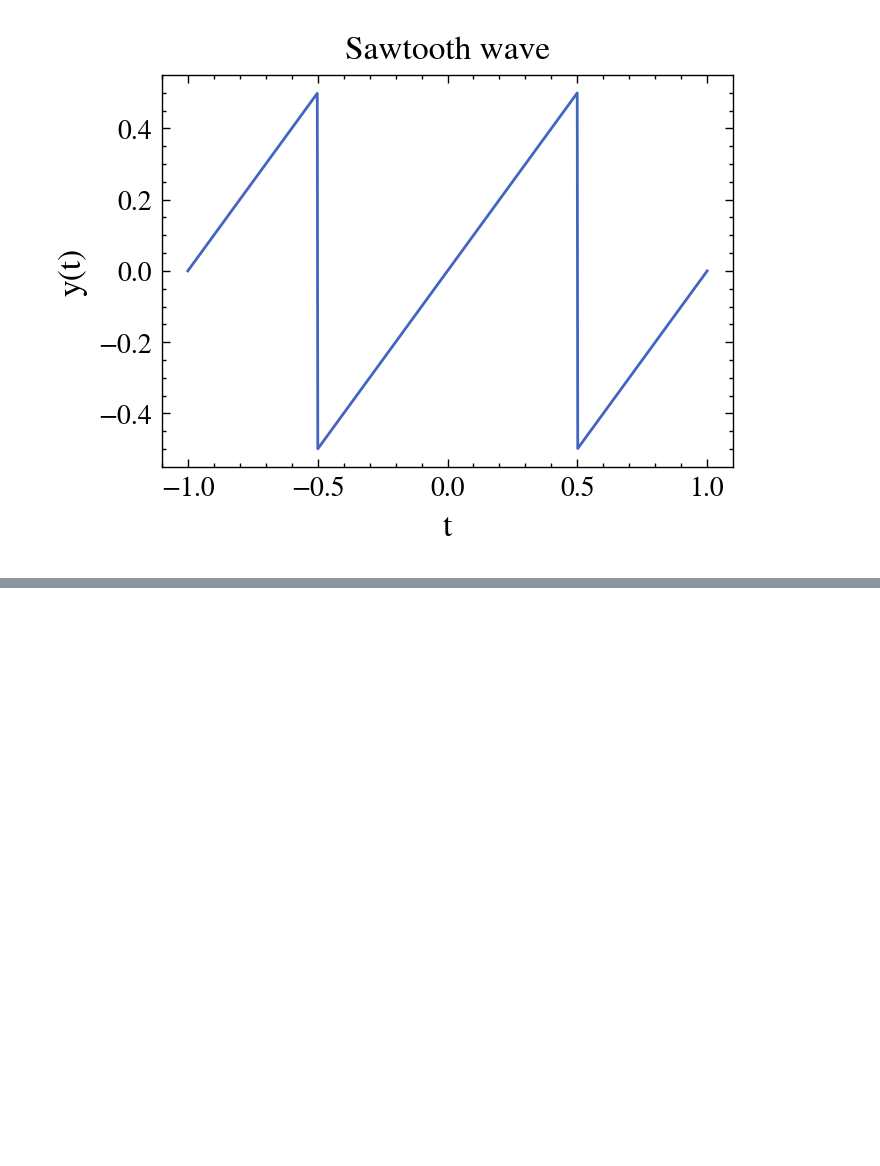
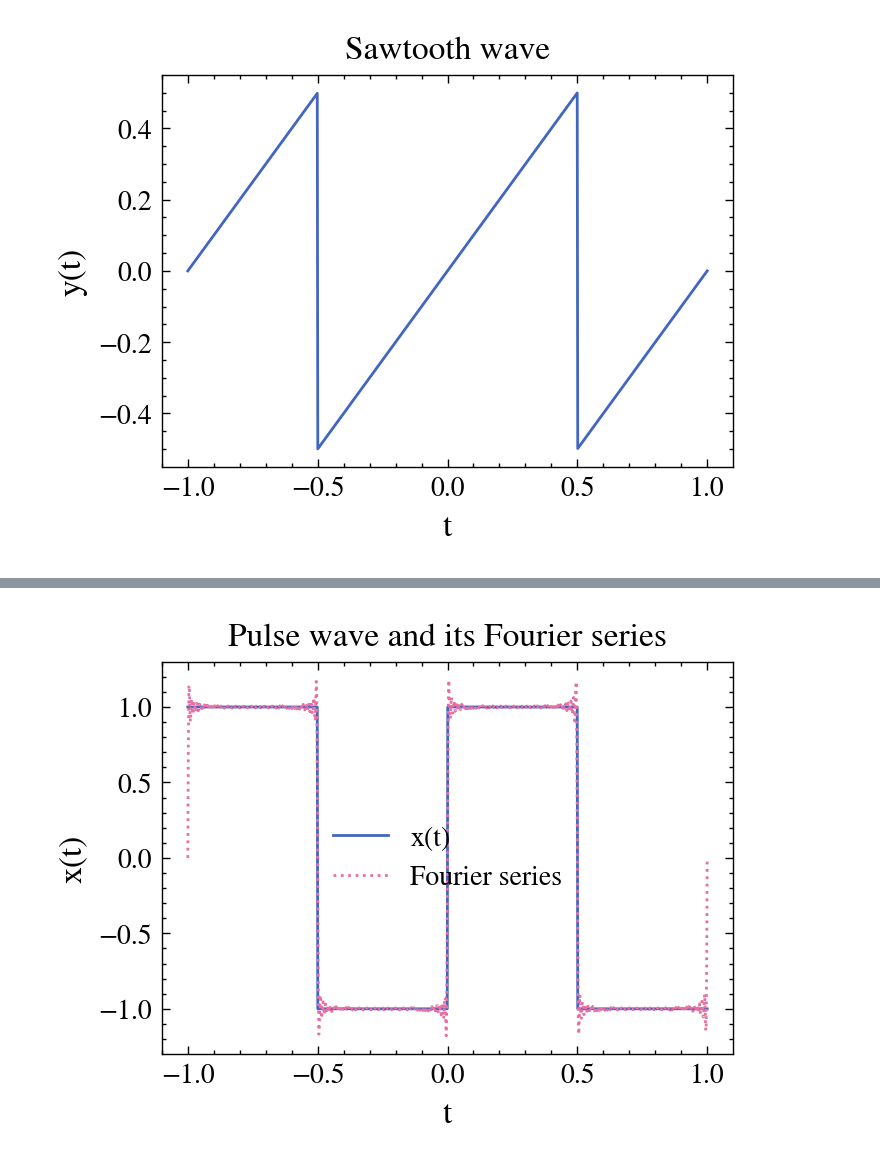
Before and after one commit to ignaschuemer7/TP1-AM3, a Jupyter notebook: better_caul_saul.ipynb, the cells around one changed output, grey strips where cells are left out. Cells and saved outputs as stored; diff of their text form; code cells hidden in the pictures; blank space fills up the shorter version.

```diff
--- a/better_caul_saul.ipynb
+++ b/better_caul_saul.ipynb
@@ -36,0 +72,33 @@ plt.show()
+# %%
+def expFourierSeries(cn: callable, c0: float, T: float, N: int) -> callable:
+    """
+    Returns the exponential Fourier series of the function given
+    the coefficient cn and the number of terms N.
+    :param cn: function that returns the coefficient cn
+    :param c0: constant term
+    :param T: period of the function
+    :param N: number of terms
+    """
+    def f(t: np.ndarray) -> np.ndarray:
+        return c0 + sum(cn(n) * np.exp(2 * np.pi * 1j * n * t / T) for n in range(-N, N + 1) if n != 0)
+    return f
+
+c0 = 0
+cn = lambda n: 1j * (A / (np.pi * n)) * (np.cos(np.pi * n) - 1)
+T = 1 / F
+N = 100
+
+f = expFourierSeries(cn, c0, T, N)
+
+# Plot pulse wave and its Fourier series
+
+t = np.linspace(-1, 1, 1000)
+plt.plot(t, x(t), label='x(t)')
+plt.plot(t, f(t), label='Fourier series')
+plt.xlabel('t')
+plt.ylabel('x(t)')
+plt.title('Pulse wave and its Fourier series')
+plt.legend()
+plt.show()
+# %% [output]
+[figure, added]
```
Also changed, not shown: parts of 4 cells of this notebook.
